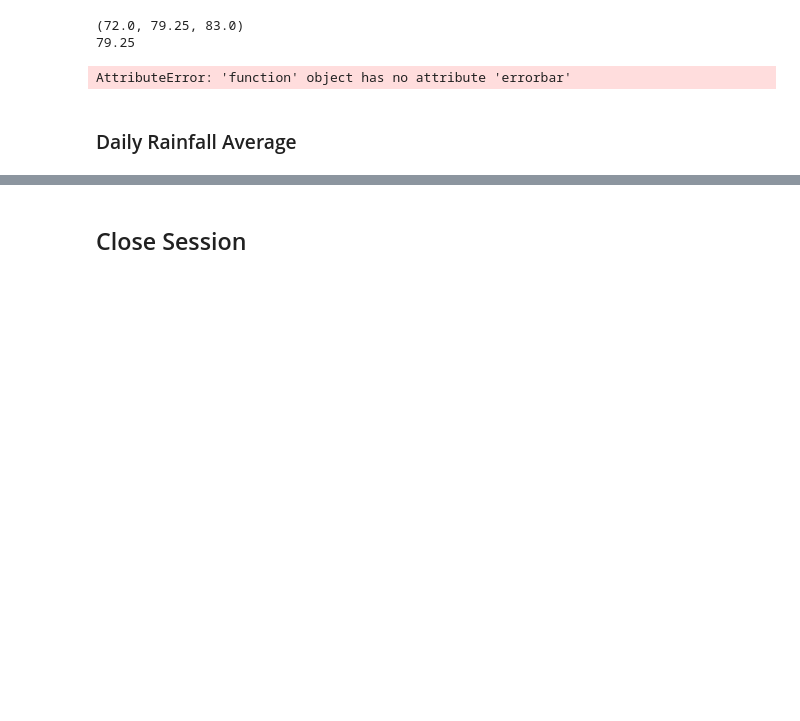
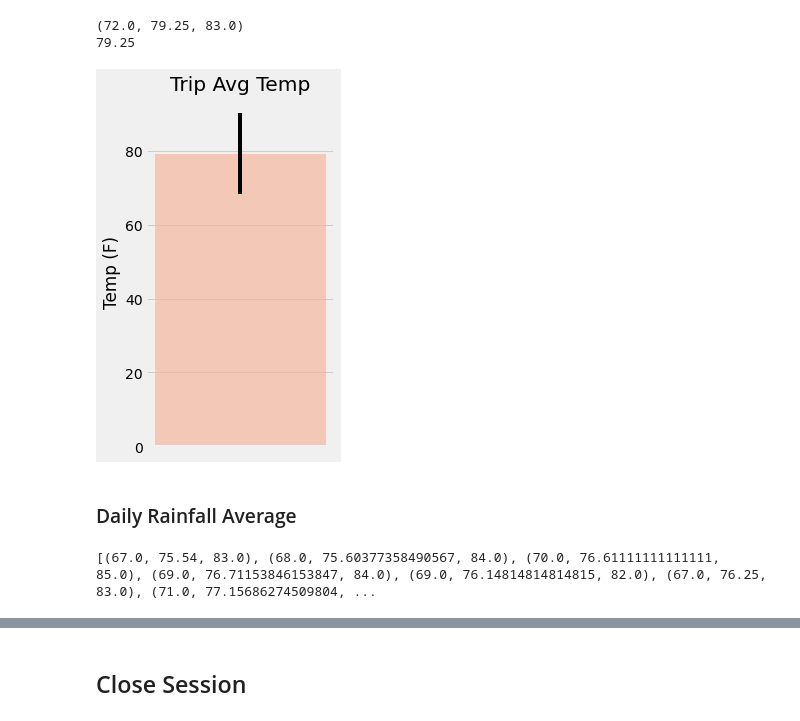
Before and after one commit to beaujeffrey03/sqlalchemy-challenge, a Jupyter notebook: temp_analysis_bonus_2_starter.ipynb, the cells around one changed output, grey strips where cells are left out. Cells and saved outputs as stored; diff of their text form; code cells hidden in the pictures; blank space fills up the shorter version.

```diff
--- a/temp_analysis_bonus_2_starter.ipynb
+++ b/temp_analysis_bonus_2_starter.ipynb
@@ -61,7 +62,7 @@ def calc_temps(start_date, end_date):
 august_2017_temps = calc_temps('2017-08-01', '2017-08-07')
 august_2017_temps = august_2017_temps[0]
 
-average_august_temp = august_2017_temps[1]
+average_august_temp = round(august_2017_temps[1], 2)
 
 print(august_2017_temps)
 print(average_august_temp)
@@ -71,12 +72,29 @@ print(average_august_temp)
 # %%
 # Plot the results from your previous query as a bar chart.
 # Use "Trip Avg Temp" as your Title
 # Use the average temperature for bar height (y value)
 # Use the peak-to-peak (tmax-tmin) value as the y error bar (yerr)
 
-plt.bar.errorbar(august_2017_temps, average_august_temp)
+x = 1
+error = august_2017_temps[2] - august_2017_temps[0]
+
+plt.figure(figsize=(3,6))
+plt.bar(x, average_august_temp, yerr=error,
+        align='center',
+        alpha=0.7,
+        color='#F7B79F',
+        width=0.01)
+plt.tick_params(
+    axis='x',
+    which='both',
+    bottom=False,
+    labelbottom=False)
+plt.grid(axis='x', alpha=0)
+plt.title('Trip Avg Temp')
+plt.ylabel('Temp (F)')
+plt.show()
 # %% [output]
-AttributeError: 'function' object has no attribute 'errorbar'
+[figure, added]
 # %% [markdown]
 ### Daily Rainfall Average
 # %%
@@ -108,16 +106,30 @@ daily_normals("01-01")
 # push each tuple of calculations into a list called `normals`
 
 # Set the start and end date of the trip
-start_date = '2017-08-01'
-end_date = '2017-08-07'
+start_date = date(2017, 8, 1)
+end_date = date(2017, 8, 7)
 
+range_list = []
 # Use the start and end date to create a range of dates
+delta = end_date - start_date
+for date in range(delta.days + 1):
+    day = start_date + timedelta(days=date)
 
-
-# Strip off the year and save a list of strings in the format %m-%d
-
+    # Strip off the year and save a list of strings in the format %m-%d
+    day = day.strftime('%m-%d')
+    range_list.append(day)
 
 # Use the `daily_normals` function to calculate the normals for each date string
-# and append the results to a list called `normals`.
+normals = []
+def daily_normals(date):
+    sel = [func.min(measurement.tobs), func.avg(measurement.tobs), func.max(measurement.tobs)]
+    return session.query(*sel).filter(func.strftime("%m-%d", measurement.date) == date).all()
+
+for date in range_list:
+    normals.append(daily_normals(date)[0])
+
+print(normals)
+# %% [output]
+[(67.0, 75.54, 83.0), (68.0, 75.60377358490567, 84.0), (70.0, 76.61111111111111, 85.0), (69.0, 76.71153846153847, 84.0), (69.0, 76.14814814814815, 82.0), (67.0, 76.25, 83.0), (71.0, 77.15686274509804, ...
 # %%
 # Load the previous query results into a Pandas DataFrame and add the `trip_dates` range as the `date` index
```
Also changed, not shown: parts of 5 cells of this notebook, 2 other files.
